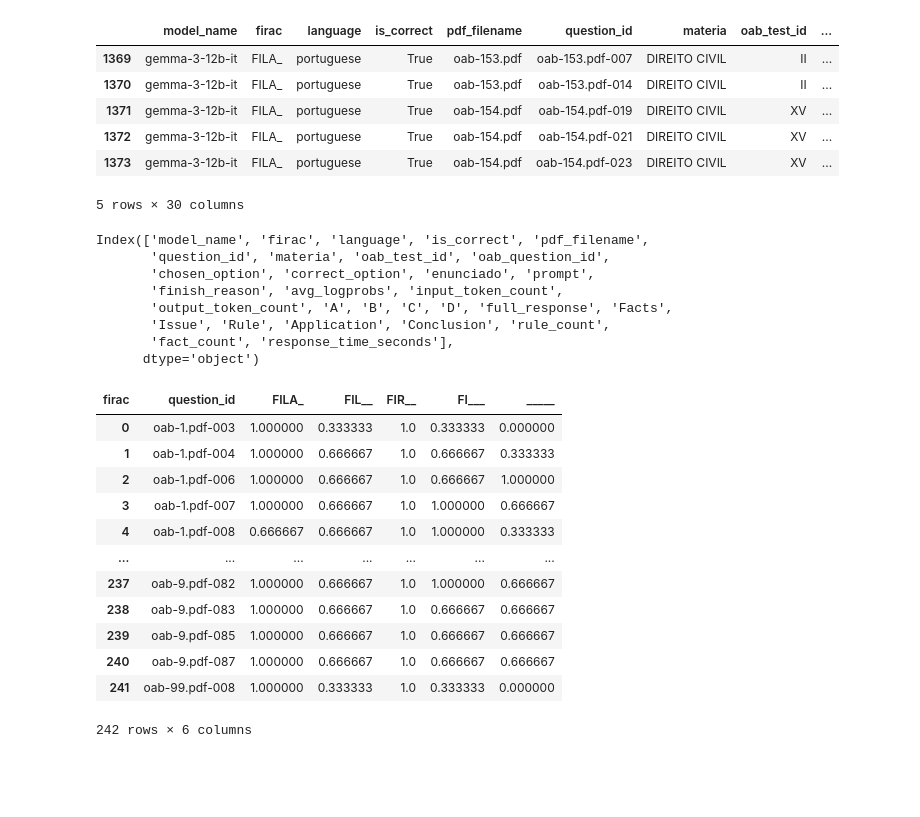
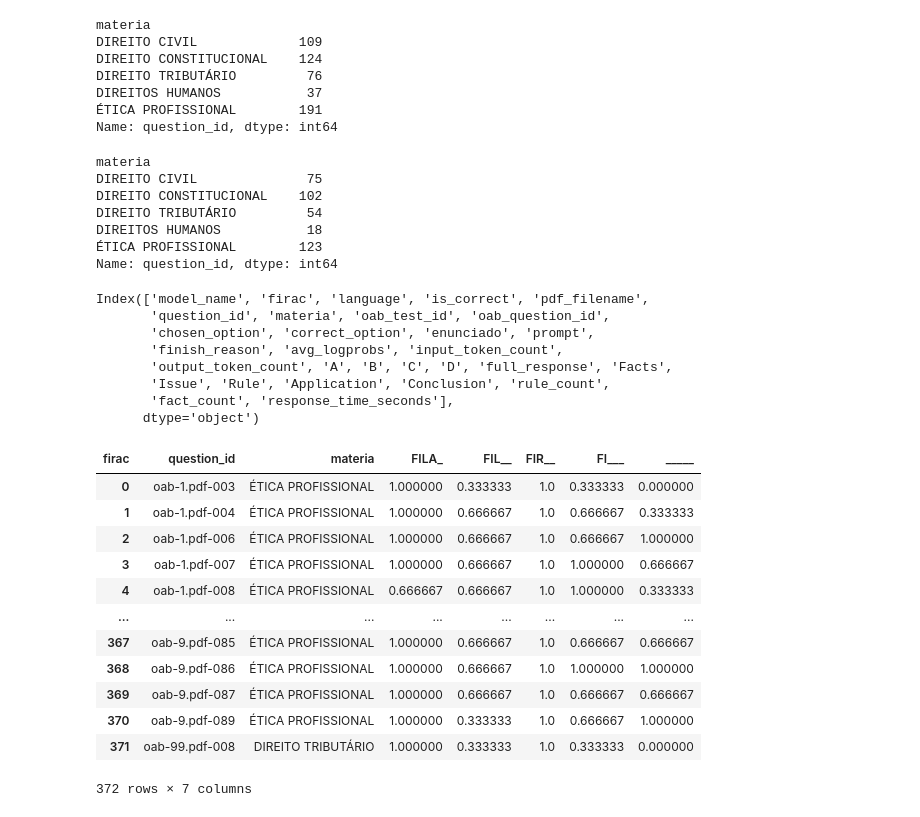
Before and after one commit to pcalais/law-cognitive-structure, a Jupyter notebook: notebooks/run-clustering.ipynb, the cells around one changed output. Drawn from its saved outputs; the diff is of its cells as text; code cells hidden in the pictures; blank space fills up the shorter version.

```diff
--- a/notebooks/run-clustering.ipynb
+++ b/notebooks/run-clustering.ipynb
@@ -63,17 +58,29 @@ max_count, len(question_ids), total_question_ids, question_ids
+# %%
+# antes de restringir...
+question_long_df.groupby("materia")["question_id"].nunique()
+# %% [output]
+materia
+DIREITO CIVIL             109
+DIREITO CONSTITUCIONAL    124
+DIREITO TRIBUTÁRIO         76
+DIREITOS HUMANOS           37
+ÉTICA PROFISSIONAL        191
+Name: question_id, dtype: int64
 # %%
 question_long_df = question_long_df[
     question_long_df["question_id"].isin(question_ids)
 ]
 
-question_long_df.head()
+# depois de restringir...
+question_long_df.groupby("materia")["question_id"].nunique()
 # %% [output]
-|  | model_name | firac | language | is_correct | pdf_filename | question_id | materia | oab_test_id | ... |
-| 1369 | gemma-3-12b-it | FILA_ | portuguese | True | oab-153.pdf | oab-153.pdf-007 | DIREITO CIVIL | II | ... |
-| 1370 | gemma-3-12b-it | FILA_ | portuguese | True | oab-153.pdf | oab-153.pdf-014 | DIREITO CIVIL | II | ... |
-| 1371 | gemma-3-12b-it | FILA_ | portuguese | True | oab-154.pdf | oab-154.pdf-019 | DIREITO CIVIL | XV | ... |
-| 1372 | gemma-3-12b-it | FILA_ | portuguese | True | oab-154.pdf | oab-154.pdf-021 | DIREITO CIVIL | XV | ... |
-| 1373 | gemma-3-12b-it | FILA_ | portuguese | True | oab-154.pdf | oab-154.pdf-023 | DIREITO CIVIL | XV | ... |
-5 rows × 30 columns
+materia
+DIREITO CIVIL              75
+DIREITO CONSTITUCIONAL    102
+DIREITO TRIBUTÁRIO         54
+DIREITOS HUMANOS           18
+ÉTICA PROFISSIONAL        123
+Name: question_id, dtype: int64
 # %%
 question_long_df.columns
 # %% [output]
@@ -88,35 +95,35 @@ Index(['model_name', 'firac', 'language', 'is_correct', 'pdf_filename',
 # %%
 # Calcula a porcentagem de is_correct por question_id e firac
 temp = (
     question_long_df
-    .groupby(["question_id", "firac"])
+    .groupby(["question_id", "materia", "firac"])
     .agg(perc_correct=("is_correct", "mean"))
     .reset_index()
 )
 
 # Converte para uma linha por question_id
 question_df = (
     temp
-    .pivot(index="question_id", columns="firac", values="perc_correct")
+    .pivot(index=["question_id", "materia"], columns="firac", values="perc_correct")
     .reset_index()
 )
 
 
 question_df
 # %% [output]
-| firac | question_id | FILA_ | FIL__ | FIR__ | FI___ | _____ |
-| 0 | oab-1.pdf-003 | 1.000000 | 0.333333 | 1.0 | 0.333333 | 0.000000 |
-| 1 | oab-1.pdf-004 | 1.000000 | 0.666667 | 1.0 | 0.666667 | 0.333333 |
-| 2 | oab-1.pdf-006 | 1.000000 | 0.666667 | 1.0 | 0.666667 | 1.000000 |
-| 3 | oab-1.pdf-007 | 1.000000 | 0.666667 | 1.0 | 1.000000 | 0.666667 |
-| 4 | oab-1.pdf-008 | 0.666667 | 0.666667 | 1.0 | 1.000000 | 0.333333 |
-| ... | ... | ... | ... | ... | ... | ... |
-| 237 | oab-9.pdf-082 | 1.000000 | 0.666667 | 1.0 | 1.000000 | 0.666667 |
-| 238 | oab-9.pdf-083 | 1.000000 | 0.666667 | 1.0 | 0.666667 | 0.666667 |
-| 239 | oab-9.pdf-085 | 1.000000 | 0.666667 | 1.0 | 0.666667 | 0.666667 |
-| 240 | oab-9.pdf-087 | 1.000000 | 0.666667 | 1.0 | 0.666667 | 0.666667 |
-| 241 | oab-99.pdf-008 | 1.000000 | 0.333333 | 1.0 | 0.333333 | 0.000000 |
+| firac | question_id | materia | FILA_ | FIL__ | FIR__ | FI___ | _____ |
+| 0 | oab-1.pdf-003 | ÉTICA PROFISSIONAL | 1.000000 | 0.333333 | 1.0 | 0.333333 | 0.000000 |
+| 1 | oab-1.pdf-004 | ÉTICA PROFISSIONAL | 1.000000 | 0.666667 | 1.0 | 0.666667 | 0.333333 |
+| 2 | oab-1.pdf-006 | ÉTICA PROFISSIONAL | 1.000000 | 0.666667 | 1.0 | 0.666667 | 1.000000 |
+| 3 | oab-1.pdf-007 | ÉTICA PROFISSIONAL | 1.000000 | 0.666667 | 1.0 | 1.000000 | 0.666667 |
+| 4 | oab-1.pdf-008 | ÉTICA PROFISSIONAL | 0.666667 | 0.666667 | 1.0 | 1.000000 | 0.333333 |
+| ... | ... | ... | ... | ... | ... | ... | ... |
+| 367 | oab-9.pdf-085 | ÉTICA PROFISSIONAL | 1.000000 | 0.666667 | 1.0 | 0.666667 | 0.666667 |
+| 368 | oab-9.pdf-086 | ÉTICA PROFISSIONAL | 1.000000 | 0.666667 | 1.0 | 1.000000 | 1.000000 |
+| 369 | oab-9.pdf-087 | ÉTICA PROFISSIONAL | 1.000000 | 0.666667 | 1.0 | 0.666667 | 0.666667 |
+| 370 | oab-9.pdf-089 | ÉTICA PROFISSIONAL | 1.000000 | 0.333333 | 1.0 | 0.666667 | 1.000000 |
+| 371 | oab-99.pdf-008 | DIREITO TRIBUTÁRIO | 1.000000 | 0.333333 | 1.0 | 0.333333 | 0.000000 |
-242 rows × 6 columns
+372 rows × 7 columns
 # %%
 from sklearn.cluster import KMeans
 import pandas as pd
```
Also changed, not shown: parts of 4 cells of this notebook, 1 other file.
